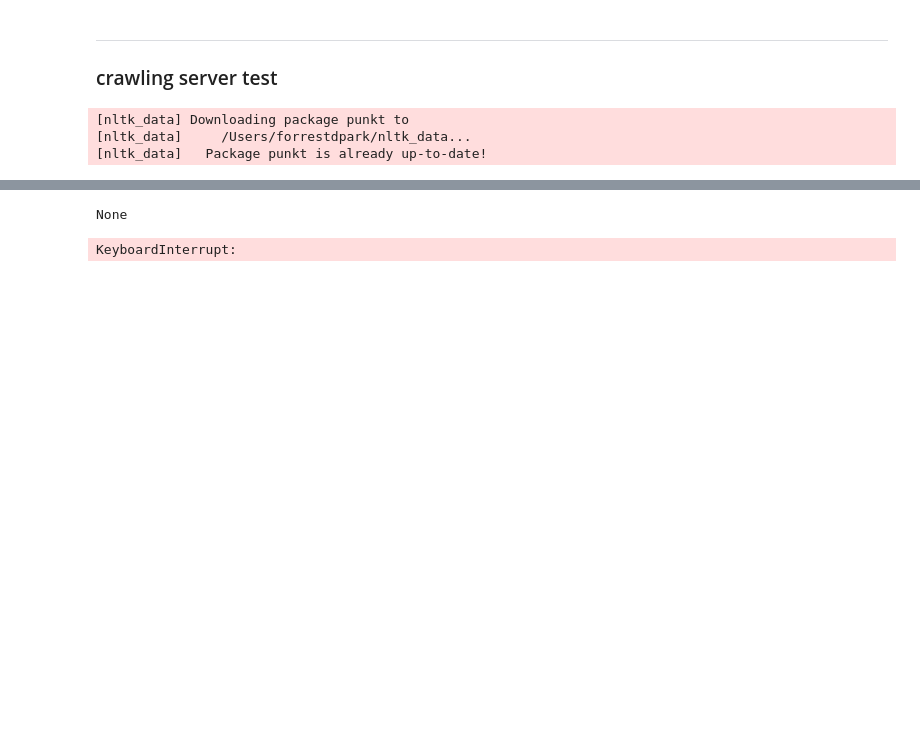
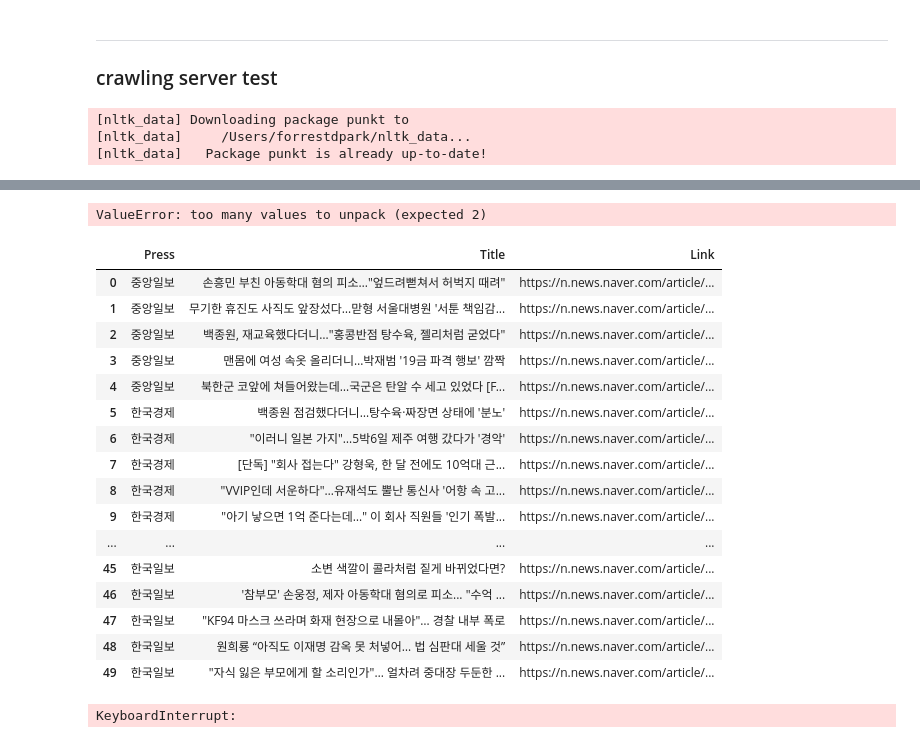
Before and after one commit to rhkddud0310/HaruSijack, a Jupyter notebook: Scrapy_Crawling/Server/Crawling_Server_test.ipynb, the cells around one changed output, grey strips where cells are left out. Saved outputs shown, nothing was run; the diff lists cells and outputs as text; code cells hidden in the pictures; blank space fills up the shorter version.

```diff
--- a/Scrapy_Crawling/Server/Crawling_Server_test.ipynb
+++ b/Scrapy_Crawling/Server/Crawling_Server_test.ipynb
@@ -102,5 +102,10 @@ def get_news_links_by_press (url,artilceNum) :
 
 ## 1-2. 언론사별 랭킹뉴스의 Press, Title, Link를 토대로 하는 DataFrame 생성
 base_url = 'https://news.naver.com/main/ranking/popularDay.naver'
-press_news_data = get_news_links_by_press(base_url,10)
+press_news_data = get_news_links_by_press(base_url,5)
+news_list = []
+for press_name, news_data in press_news_data.items() :
+  for title, link in news_data :
+    news_list.append([press_name, title, link])
+news_df = pd.DataFrame(news_list, columns = ['Press', 'Title', 'Link'])
 # %% [output]
@@ -117,7 +122,58 @@ MBC
-# %%
-print(press_news_data)
-# %% [output]
-None
+# %%
+
+
+# 2-2. 언론사별 뉴스 기사 본문 Crawling 함수 정의
+def get_article_text (url) :
+    # 2. 언론사별 뉴스 기사 본문 Crawling
+    ## 2-1. Chrome Browser와 Chrome Driver Version 확인 및 WebDriver 객체 생성
+    chrome_options = webdriver.ChromeOptions()
+    # ******************************************************
+    chrome_options.add_argument('headless') # Run chrome browser in the background
+    chrome_options.add_argument('window-size = 1920x1080')  # Chrome Browser Window Size
+    # ******************************************************
+    driver = webdriver.Chrome(service = Service(ChromeDriverManager().install()), options = chrome_options)
+    driver.get(url)
+    html = driver.page_source
+    article_soup = BeautifulSoup(html, "html.parser")
+    content = article_soup.select_one("#contents")
+    if content :
+        # 공백과 HTML Tag 제거
+        text =''.join(content.text.split())
+        # *******************************************
+        # 요청 후 임의의 시간만큼 대기 (Page Loaded)
+        time.sleep(random.uniform(0.5, 0.8))
+        # *******************************************
+
+        return driver ,text
+
+    ## 2-3. 뉴스 기사 본문 수집
+content_pbar = tqdm(news_df['Link'], desc = "뉴스 기사 본문 Crawling 진행 중", unit = "Link")
+driver, news_df['content'] = [get_article_text(url) for url in content_pbar]
+
+## 2-4. Browser 종료 (모든 Tab 종료)
+driver.quit()
+# %% [output]
+ValueError: too many values to unpack (expected 2)
+# %%
+news_df
+# %% [output]
+|  | Press | Title | Link |
+| 0 | 중앙일보 | 손흥민 부친 아동학대 혐의 피소…"엎드려뻗쳐서 허벅지 때려" | https://n.news.naver.com/article/... |
+| 1 | 중앙일보 | 무기한 휴진도 사직도 앞장섰다…맏형 서울대병원 '서툰 책임감... | https://n.news.naver.com/article/... |
+| 2 | 중앙일보 | 백종원, 재교육했다더니…"홍콩반점 탕수육, 젤리처럼 굳었다" | https://n.news.naver.com/article/... |
+| 3 | 중앙일보 | 맨몸에 여성 속옷 올리더니…박재범 '19금 파격 행보' 깜짝 | https://n.news.naver.com/article/... |
+| 4 | 중앙일보 | 북한군 코앞에 쳐들어왔는데…국군은 탄알 수 세고 있었다 [F... | https://n.news.naver.com/article/... |
+| 5 | 한국경제 | 백종원 점검했다더니…탕수육·짜장면 상태에 '분노' | https://n.news.naver.com/article/... |
+| 6 | 한국경제 | "이러니 일본 가지"…5박6일 제주 여행 갔다가 '경악' | https://n.news.naver.com/article/... |
+| 7 | 한국경제 | [단독] "회사 접는다" 강형욱, 한 달 전에도 10억대 근... | https://n.news.naver.com/article/... |
+| 8 | 한국경제 | "VVIP인데 서운하다"…유재석도 뿔난 통신사 '어항 속 고... | https://n.news.naver.com/article/... |
+| 9 | 한국경제 | "아기 낳으면 1억 준다는데…" 이 회사 직원들 '인기 폭발... | https://n.news.naver.com/article/... |
+| ... | ... | ... | ... |
+| 45 | 한국일보 | 소변 색깔이 콜라처럼 짙게 바뀌었다면? | https://n.news.naver.com/article/... |
+| 46 | 한국일보 | '참부모' 손웅정, 제자 아동학대 혐의로 피소... "수억 ... | https://n.news.naver.com/article/... |
+| 47 | 한국일보 | "KF94 마스크 쓰라며 화재 현장으로 내몰아"… 경찰 내부 폭로 | https://n.news.naver.com/article/... |
+| 48 | 한국일보 | 원희룡 “아직도 이재명 감옥 못 처넣어… 법 심판대 세울 것” | https://n.news.naver.com/article/... |
+| 49 | 한국일보 | "자식 잃은 부모에게 할 소리인가"… 얼차려 중대장 두둔한 ... | https://n.news.naver.com/article/... |
 # %%
 # 1. NAVER News Web Crawling
 ## 1-1. 언론사별 랭킹뉴스 Crawling 함수 정의
```
Also changed, not shown: parts of 1 cell of this notebook, 2 other files.
